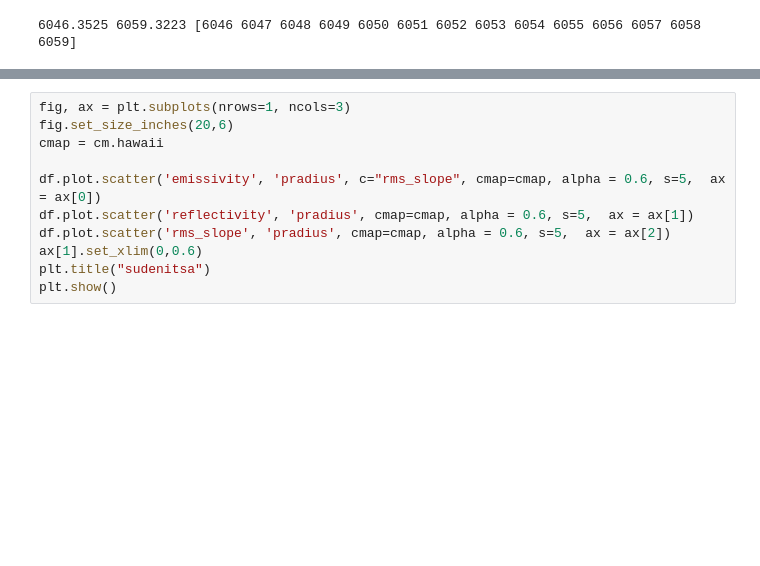
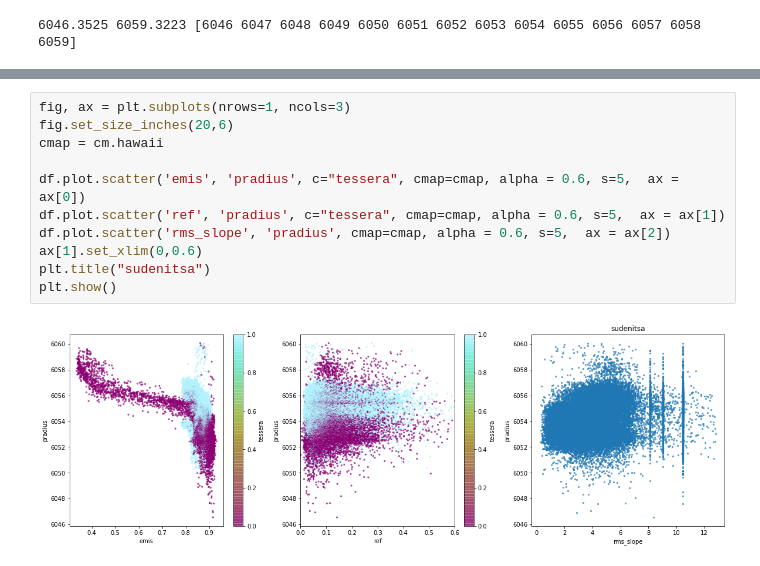
Before and after one commit to iganache/Arecibo, a Jupyter notebook: Tessera_interp_arcdr.ipynb, the cells around one changed output, grey strips where cells are left out. Cells and saved outputs as stored; diff of their text form; blank space fills up the shorter version.

```diff
--- a/Tessera_interp_arcdr.ipynb
+++ b/Tessera_interp_arcdr.ipynb
@@ -102,14 +112,16 @@ plt.show()
 # %%
 fig, ax = plt.subplots(nrows=1, ncols=3)
 fig.set_size_inches(20,6)
 cmap = cm.hawaii
 
-df.plot.scatter('emissivity', 'pradius', c="rms_slope", cmap=cmap, alpha = 0.6, s=5,  ax = ax[0])
-df.plot.scatter('reflectivity', 'pradius', cmap=cmap, alpha = 0.6, s=5,  ax = ax[1])
+df.plot.scatter('emis', 'pradius', c="tessera", cmap=cmap, alpha = 0.6, s=5,  ax = ax[0])
+df.plot.scatter('ref', 'pradius', c="tessera", cmap=cmap, alpha = 0.6, s=5,  ax = ax[1])
 df.plot.scatter('rms_slope', 'pradius', cmap=cmap, alpha = 0.6, s=5,  ax = ax[2])
 ax[1].set_xlim(0,0.6)
 plt.title("sudenitsa")
 plt.show()
+# %% [output]
+[figure, added]
 # %%
 def exp_fit(x,a,b,c):
     # return a*x**2 + b*x + c
```
Also changed, not shown: parts of 10 cells of this notebook, 3 other files.
